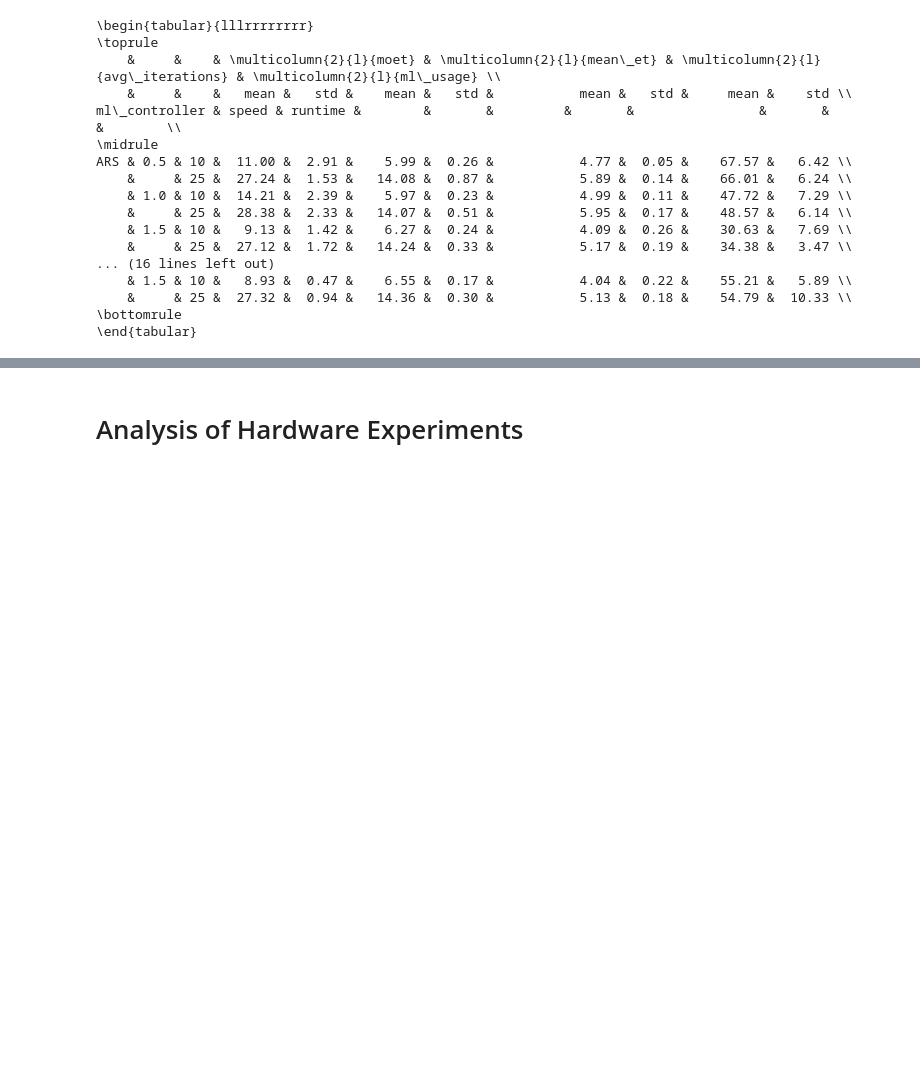
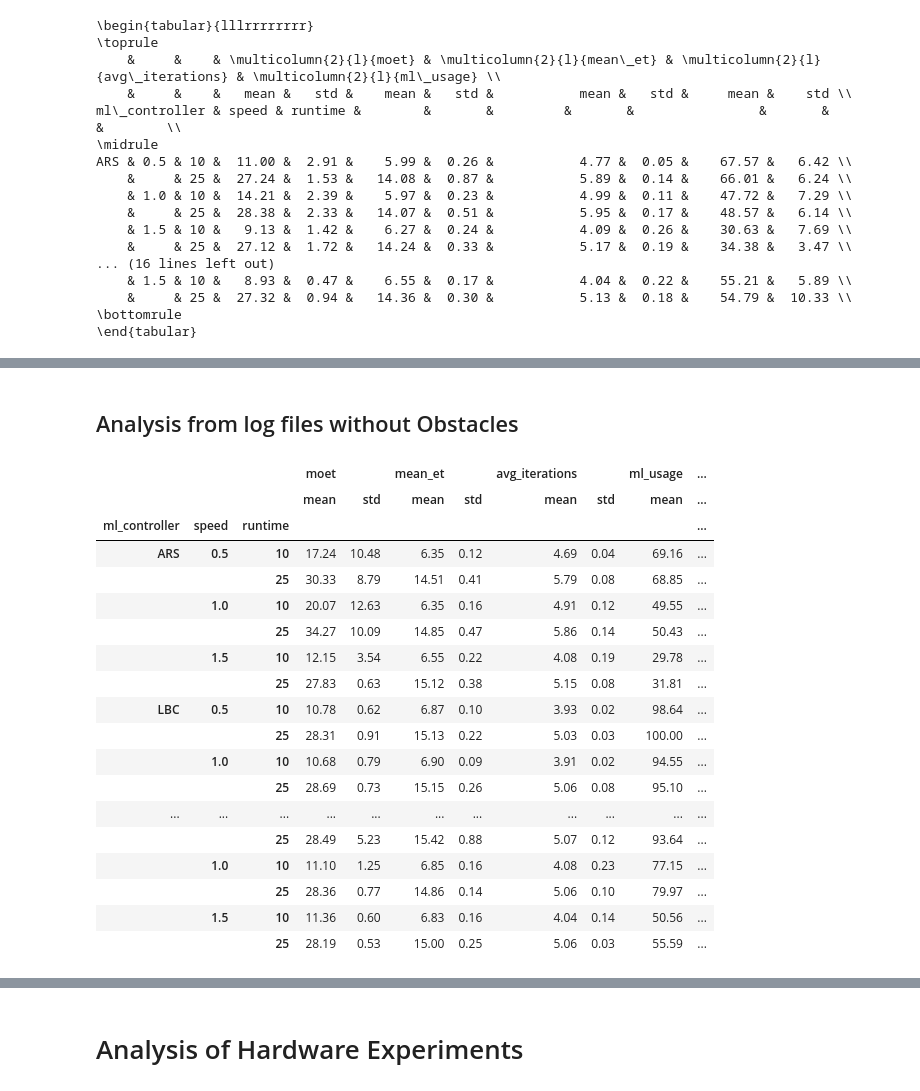
Before and after one commit to pmusau17/rtreach_f1tenth, a Jupyter notebook: ros_src/rtreach/benchmarking/emsoft_experiments/AnalyzeBenchmarks.ipynb, the cells around one changed output, grey strips where cells are left out. Saved outputs shown, nothing was run; the diff lists cells and outputs as text; code cells hidden in the pictures; blank space fills up the shorter version.

Commit message:
the data is in time to write

```diff
--- a/ros_src/rtreach/benchmarking/emsoft_experiments/AnalyzeBenchmarks.ipynb
+++ b/ros_src/rtreach/benchmarking/emsoft_experiments/AnalyzeBenchmarks.ipynb
@@ -290,0 +366,58 @@ ARS & 0.5 & 10 &  11.00 &  2.91 &    5.99 &  0.26 &           4.77 &  0.05 &
+# %% [markdown]
+## Analysis from log files without Obstacles
+# %%
+cols={0:"iteration",1:"using_safety_controller",2:"execution_time",
+      3:"num_iterations",4:"obstacles"}
+algorithms = ["e2e_image_rtreach","e2e_rtreach","sac_rtreach","ars_rtreach"]
+speeds = ["0.5","1.0","1.5"]
+runtimes = ['10','25']
+file_str = "new_emsoft_experiments/logs/benchmark_experiments_{}_track_porto_{}_{}_{}.csv"
+dfs = []
+count = 1
+for alg in algorithms:
+    for speed in speeds:
+        for rt in runtimes:
+            for i in range(1,31):
+                file_path = file_str.format(alg,speed,rt,i)
+                try:
+                    df = pd.read_csv(file_path,header=None).rename(columns=cols)
+                    df  = df[df.obstacles==0]
+                    #if(df.shape[0]<800):
+                    #    continue
+                    df['ml_controller'] = alg.replace("_rtreach","")
+                    df['speed'] = speed
+                    df['runtime'] = rt
+                    df['execution_time'] = df['execution_time'] *1000
+                    df['missed_deadline'] = df['execution_time'].astype(float) > df['runtime'].astype(float)
+                    df['missed_deadline'] = df['missed_deadline'].astype(int)
+                    new_df = summarize_log_file(df)
+                    dfs.append(new_df)
+                except:
+                    print(file_path)
+# %%
+new_exps = pd.concat(dfs)
+col_order = ['ml_controller', 'speed', 'runtime','moet','mean_et','avg_iterations', 'ml_usage', 'missed_deadline_percent']
+new_exps["ml_controller"]=new_exps["ml_controller"].apply(replace_e2e)
+new_exps = new_exps[col_order]
+new_exps = round(new_exps.groupby(['ml_controller','speed','runtime']).agg(['mean','std']),2)
+new_exps
+# %% [output]
+|  |  |  | moet |  | mean_et |  | avg_iterations |  | ml_usage | ... |
+|  |  |  | mean | std | mean | std | mean | std | mean | ... |
+| ml_controller | speed | runtime |  |  |  |  |  |  |  | ... |
+| ARS | 0.5 | 10 | 17.24 | 10.48 | 6.35 | 0.12 | 4.69 | 0.04 | 69.16 | ... |
+|  |  | 25 | 30.33 | 8.79 | 14.51 | 0.41 | 5.79 | 0.08 | 68.85 | ... |
+|  | 1.0 | 10 | 20.07 | 12.63 | 6.35 | 0.16 | 4.91 | 0.12 | 49.55 | ... |
+|  |  | 25 | 34.27 | 10.09 | 14.85 | 0.47 | 5.86 | 0.14 | 50.43 | ... |
+|  | 1.5 | 10 | 12.15 | 3.54 | 6.55 | 0.22 | 4.08 | 0.19 | 29.78 | ... |
+|  |  | 25 | 27.83 | 0.63 | 15.12 | 0.38 | 5.15 | 0.08 | 31.81 | ... |
+| LBC | 0.5 | 10 | 10.78 | 0.62 | 6.87 | 0.10 | 3.93 | 0.02 | 98.64 | ... |
+|  |  | 25 | 28.31 | 0.91 | 15.13 | 0.22 | 5.03 | 0.03 | 100.00 | ... |
+|  | 1.0 | 10 | 10.68 | 0.79 | 6.90 | 0.09 | 3.91 | 0.02 | 94.55 | ... |
+|  |  | 25 | 28.69 | 0.73 | 15.15 | 0.26 | 5.06 | 0.08 | 95.10 | ... |
+| ... | ... | ... | ... | ... | ... | ... | ... | ... | ... | ... |
+|  |  | 25 | 28.49 | 5.23 | 15.42 | 0.88 | 5.07 | 0.12 | 93.64 | ... |
+|  | 1.0 | 10 | 11.10 | 1.25 | 6.85 | 0.16 | 4.08 | 0.23 | 77.15 | ... |
+|  |  | 25 | 28.36 | 0.77 | 14.86 | 0.14 | 5.06 | 0.10 | 79.97 | ... |
+|  | 1.5 | 10 | 11.36 | 0.60 | 6.83 | 0.16 | 4.04 | 0.14 | 50.56 | ... |
+|  |  | 25 | 28.19 | 0.53 | 15.00 | 0.25 | 5.06 | 0.03 | 55.59 | ... |
```
Also changed, not shown: parts of 6 cells of this notebook, 28 other files.
